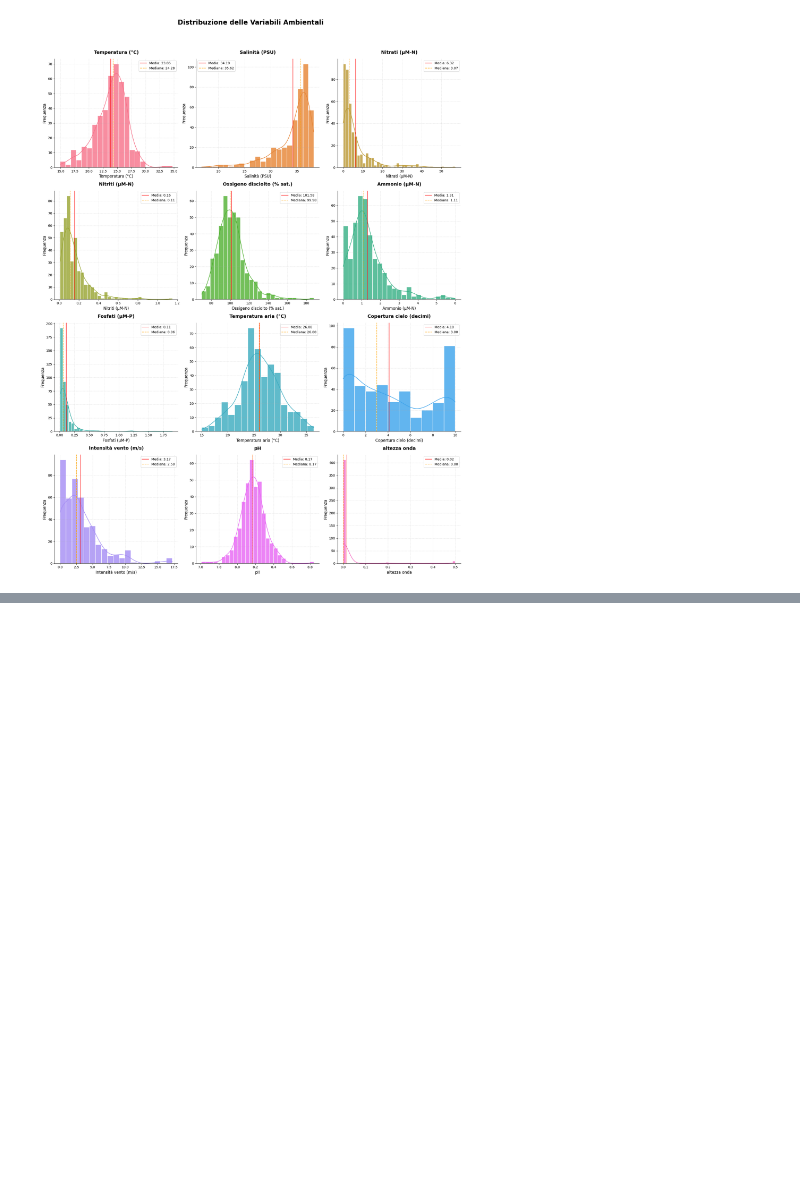
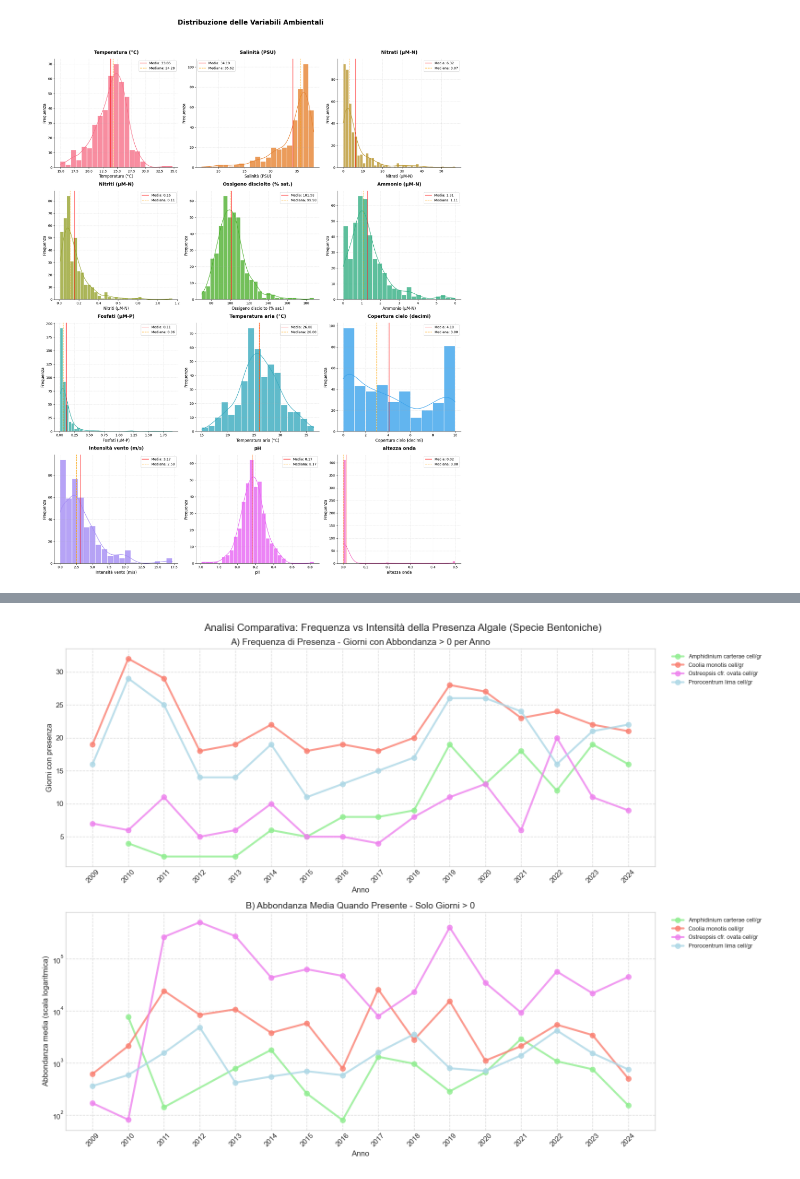
Before and after one commit to alicemusina22/progetto_fondamenti_dati, a Jupyter notebook: presentation.ipynb, the cells around one changed output, grey strips where cells are left out. Drawn from its saved outputs; the diff is of its cells as text; code cells hidden in the pictures; blank space fills up the shorter version.

```diff
--- a/presentation.ipynb
+++ b/presentation.ipynb
@@ -504,4 +517,19 @@ g.tight_layout(w_pad=1)
 # %%
+species_styles_b = {
+    "Coolia monotis cell/gr": {
+        "color": "salmon",
+        "marker": "^",
+        "alpha": 0.6,
+    },
+    "Amphidinium carterae cell/gr": {
+        "color": "lightgreen",
+        "marker": "s",
+        "alpha": 0.6,
+    },
+    "Ostreopsis cfr. ovata cell/gr": {"color": "violet", "marker": "o", "alpha": 0.6},
+    "Prorocentrum lima cell/gr": {"color": "lightblue", "marker": "D", "alpha": 0.6},
+}
+
 presence_data_bentonic = {}
 abundance_when_present_bentonic = {}
 
@@ -562,31 +590,33 @@ for i, specie in enumerate(algae_bentonic):
             marker="o",
             label=specie,
             linestyle="-",
             linewidth=linewidth,
             markersize=markersize,
             color=style["color"],
             alpha=alpha,
         )
 
 ax2.set_yscale("log")
 ax2.set_title("B) Abbondanza Media Quando Presente - Solo Giorni > 0", fontsize=14)
 ax2.set_xlabel("Anno", fontsize=12)
 ax2.set_ylabel("Abbondanza media (scala logaritmica)", fontsize=12)
 ax2.grid(True, linestyle="--", alpha=0.7)
 ax2.legend(bbox_to_anchor=(1.02, 1), loc="upper left", fontsize=9)
 
 if "ANNO" in df.columns:
     anni_disponibili = sorted(df["ANNO"].unique())
     ax1.set_xticks(anni_disponibili)
     ax1.tick_params(axis="x", rotation=45)
     ax2.set_xticks(anni_disponibili)
     ax2.tick_params(axis="x", rotation=45)
 
 plt.suptitle(
     "Analisi Comparativa: Frequenza vs Intensità della Presenza Algale (Specie Bentoniche)",
     fontsize=16,
     y=0.98,
 )
 plt.tight_layout()
 plt.show()
+# %% [output]
+[figure, added]
 # %%
```
Also changed, not shown: parts of 9 cells of this notebook.
